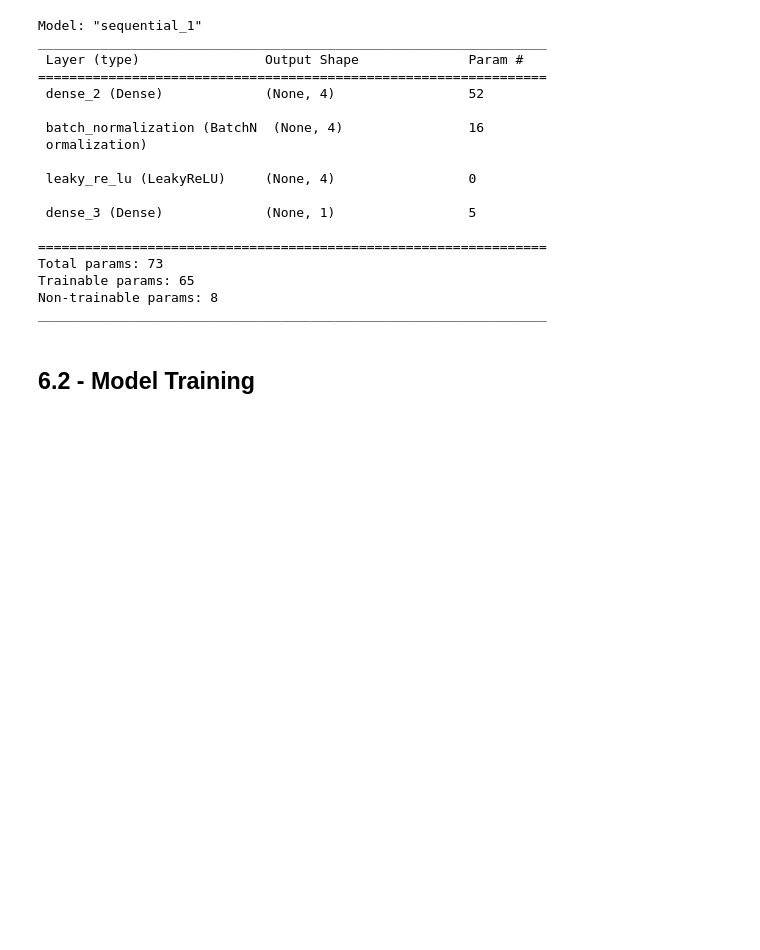
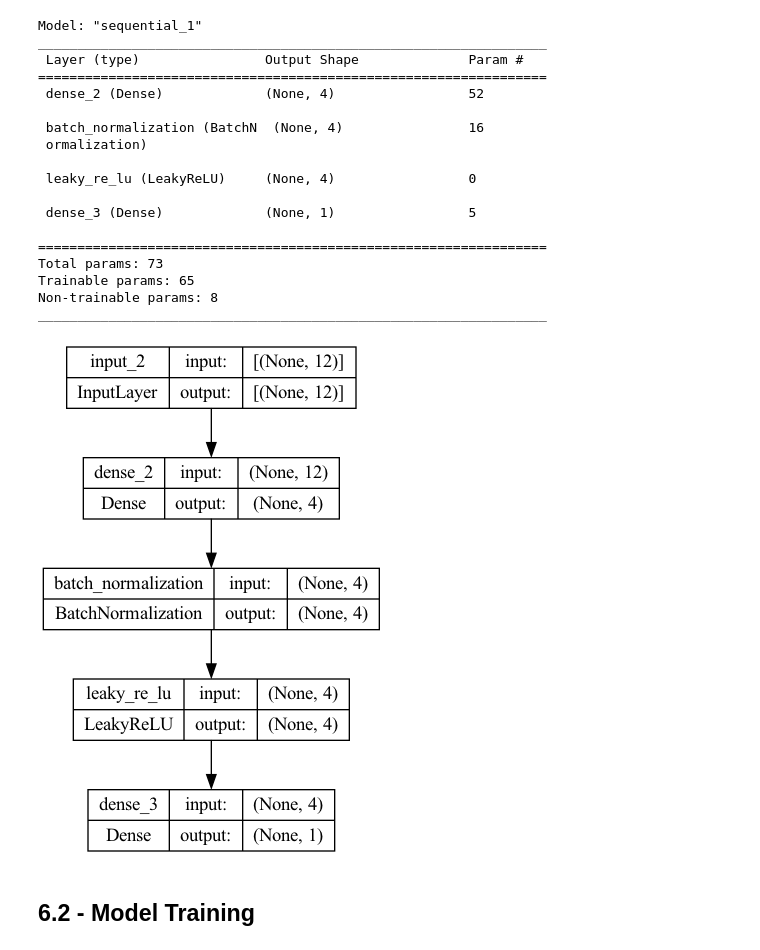
Before and after one commit to jasonrichdarmawan/p2-ml1, a Jupyter notebook: h8dsft_P2M1_jason_rich_darmawan_onggo_putra.ipynb, the cells around one changed output. Drawn from its saved outputs; the diff is of its cells as text; code cells hidden in the pictures; blank space fills up the shorter version.

```diff
--- a/h8dsft_P2M1_jason_rich_darmawan_onggo_putra.ipynb
+++ b/h8dsft_P2M1_jason_rich_darmawan_onggo_putra.ipynb
@@ -830,6 +834,12 @@ Total params: 73
 Trainable params: 65
 Non-trainable params: 8
 _________________________________________________________________
+# %%
+# Plot the sequential improved
+
+tf.keras.utils.plot_model(seq_imp, show_shapes=True)
+# %% [output]
+[figure, added]
 # %% [markdown]
 ## 6.2 - Model Training
 # %%
```
Also changed, not shown: parts of 3 cells of this notebook, 6 other files.
